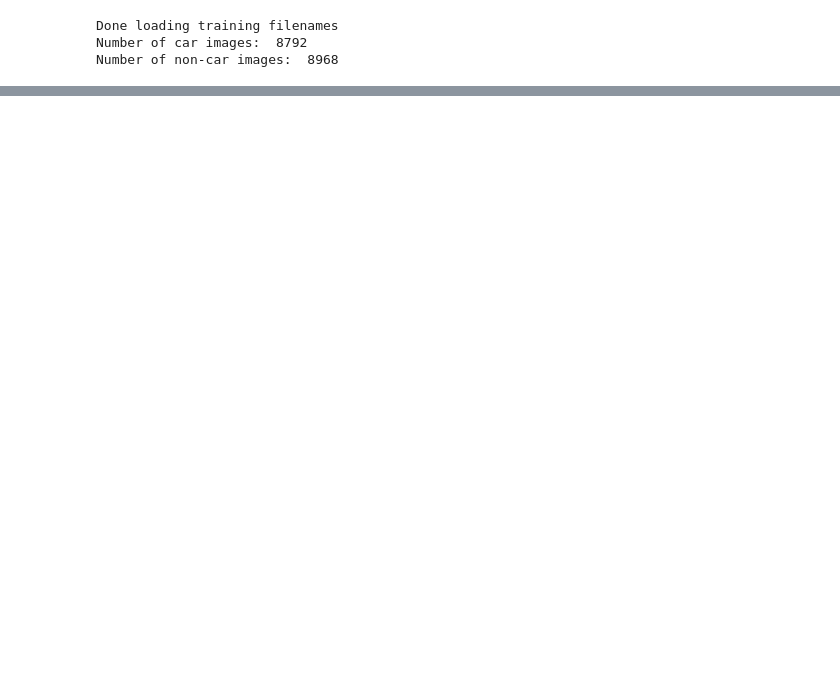
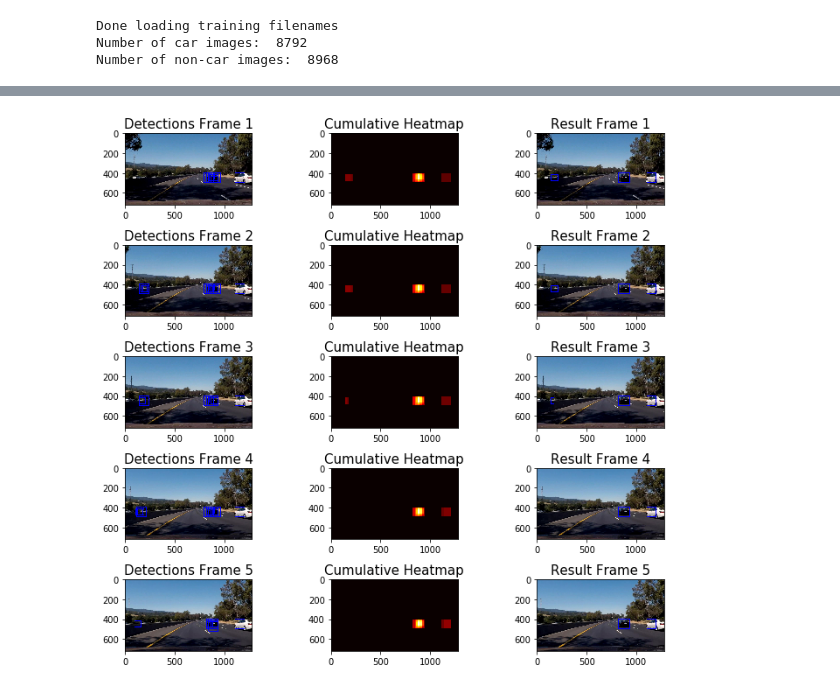
Before and after one commit to avshepelev/CarND-Vehicle-Detection, a Jupyter notebook: vehicle_detection.ipynb, the cells around one changed output, grey strips where cells are left out. Saved outputs shown, nothing was run; the diff lists cells and outputs as text; code cells hidden in the pictures; blank space fills up the shorter version.

Commit message:
Now averages detections over multiple frames

```diff
--- a/vehicle_detection.ipynb
+++ b/vehicle_detection.ipynb
@@ -525 +567,56 @@ ax2.set_title('Heat Map', fontsize=35)
+# %%
+f, ((ax1, ax2, ax3), (ax4, ax5, ax6), (ax7, ax8, ax9), (ax10, ax11, ax12), (ax13, ax14, ax15)) = plt.subplots(5, 3, figsize=(10, 9))
+
+ax1.imshow(out_img6)
+ax1.set_title('Detections Frame 1', fontsize=15)
+
+#ax2.imshow(heatmap, cmap='hot')
+#ax2.set_title('Heat Map', fontsize=15)
+ax2.imshow(heatmap6, cmap='hot')
+ax2.set_title('Cumulative Heatmap', fontsize=15)
+
+ax3.imshow(temp6)
+ax3.set_title('Result Frame 1', fontsize=15)
+
+ax4.imshow(out_img7)
+ax4.set_title('Detections Frame 2', fontsize=15)
+
+ax5.imshow(heatmap7, cmap='hot')
+ax5.set_title('Cumulative Heatmap', fontsize=15)
+#f.tight_layout()
+
+ax6.imshow(temp7)
+ax6.set_title('Result Frame 2', fontsize=15)
+
+ax7.imshow(out_img8)
+ax7.set_title('Detections Frame 3', fontsize=15)
+
+ax8.imshow(heatmap8, cmap='hot')
+ax8.set_title('Cumulative Heatmap', fontsize=15)
+
+ax9.imshow(temp8)
+ax9.set_title('Result Frame 3', fontsize=15)
+#f.tight_layout()
+
+ax10.imshow(out_img9)
+ax10.set_title('Detections Frame 4', fontsize=15)
+
+ax11.imshow(heatmap9, cmap='hot')
+ax11.set_title('Cumulative Heatmap', fontsize=15)
+
+ax12.imshow(temp9)
+ax12.set_title('Result Frame 4', fontsize=15)
+
+ax13.imshow(out_img10)
+ax13.set_title('Detections Frame 5', fontsize=15)
+
+ax14.imshow(heatmap10, cmap='hot')
+ax14.set_title('Cumulative Heatmap', fontsize=15)
+
+ax15.imshow(temp10)
+ax15.set_title('Result Frame 5', fontsize=15)
+
+f.tight_layout()
+# %% [output]
+[figure, added]
 # %%
```
Also changed, not shown: parts of 13 cells of this notebook.
